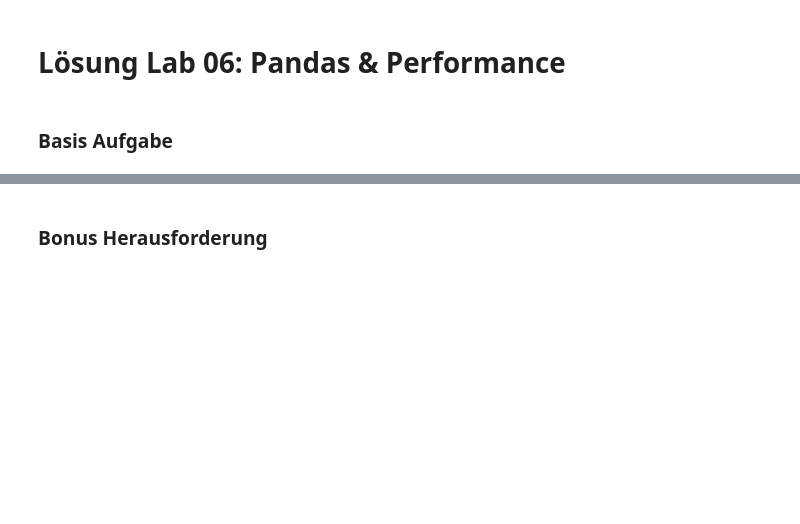
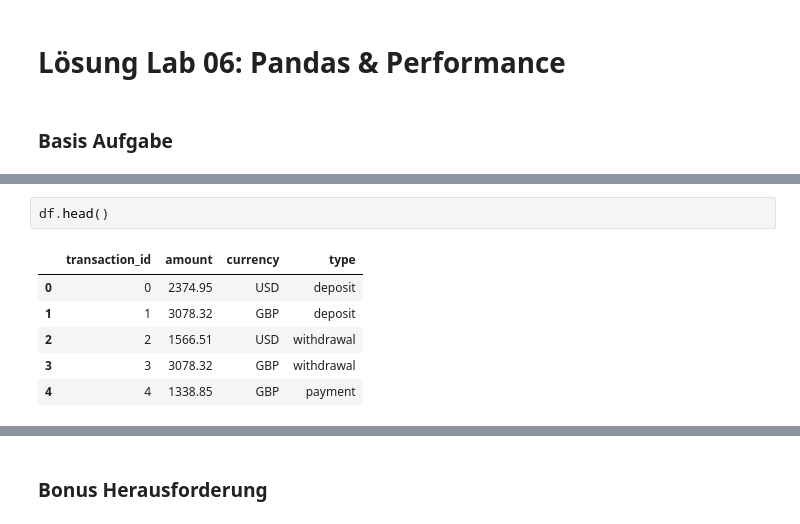
Before and after one commit to wasseramseleo/python-bootcamp, a Jupyter notebook: Python-Spezial/Labs/06-NumpyPandasCore/Lösung/lab_06.ipynb, the cells around one changed output, grey strips where cells are left out. Drawn from its saved outputs; the diff is of its cells as text; blank space fills up the shorter version.

```diff
--- a/Python-Spezial/Labs/06-NumpyPandasCore/Lösung/lab_06.ipynb
+++ b/Python-Spezial/Labs/06-NumpyPandasCore/Lösung/lab_06.ipynb
@@ -16,3 +24,12 @@ print(df.head())
+# %%
+df.head()
+# %% [output]
+|  | transaction_id | amount | currency | type |
+| 0 | 0 | 2374.95 | USD | deposit |
+| 1 | 1 | 3078.32 | GBP | deposit |
+| 2 | 2 | 1566.51 | USD | withdrawal |
+| 3 | 3 | 3078.32 | GBP | withdrawal |
+| 4 | 4 | 1338.85 | GBP | payment |
 # %%
 # 2. Selektion (Boolean Indexing)
 # Filter: Amount > 2000
```
Also changed, not shown: parts of 4 cells of this notebook, 11 other files.
